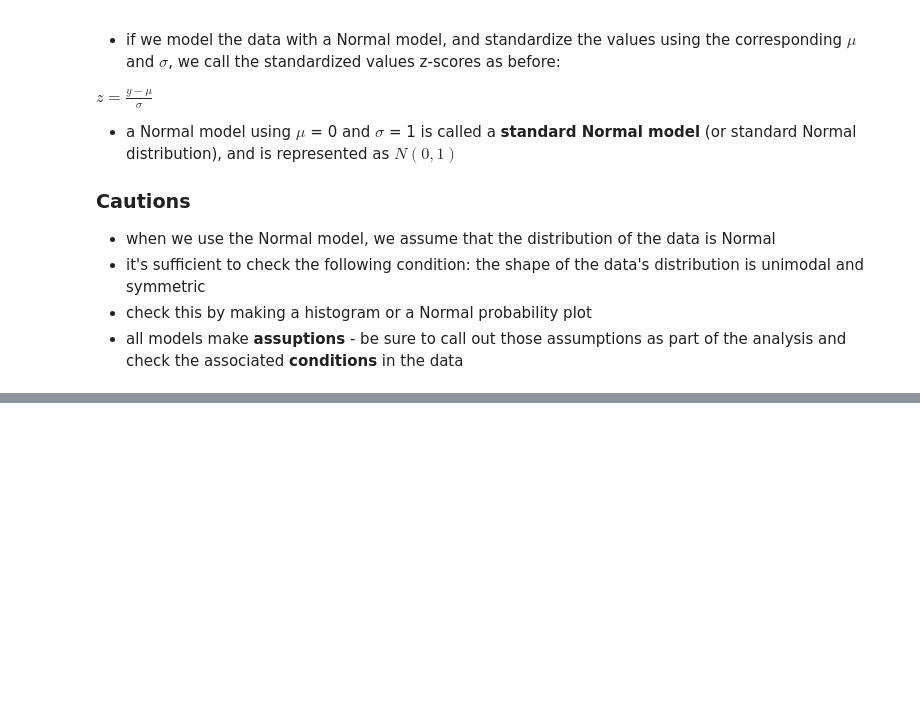
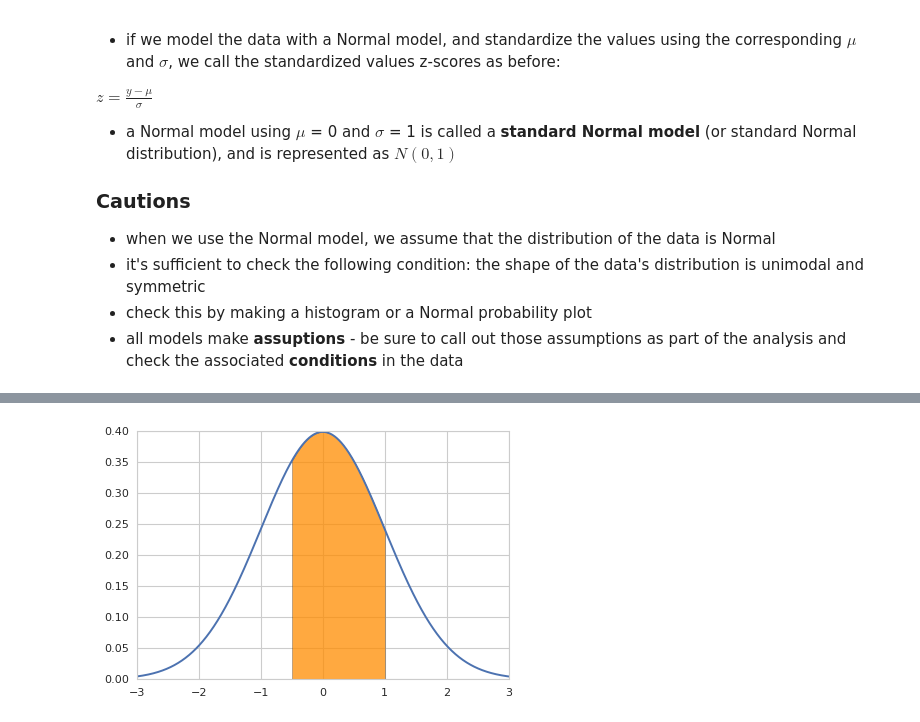
Before and after one commit to rickhaffey/stats-dvb, a Jupyter notebook: Chapter 6 - Standard Deviation and Normal Model.ipynb, the cells around one changed output, grey strips where cells are left out. Saved outputs shown, nothing was run; the diff lists cells and outputs as text; code cells hidden in the pictures; blank space fills up the shorter version.

```diff
--- a/Chapter 6 - Standard Deviation and Normal Model.ipynb
+++ b/Chapter 6 - Standard Deviation and Normal Model.ipynb
@@ -92,0 +192,4 @@ $z = \frac{y - \mu}{\sigma}$
+# %%
+draw_zscore_range(-0.5, 1.0)
+# %% [output]
+[figure, added]
```
Also changed, not shown: parts of 14 cells of this notebook.
